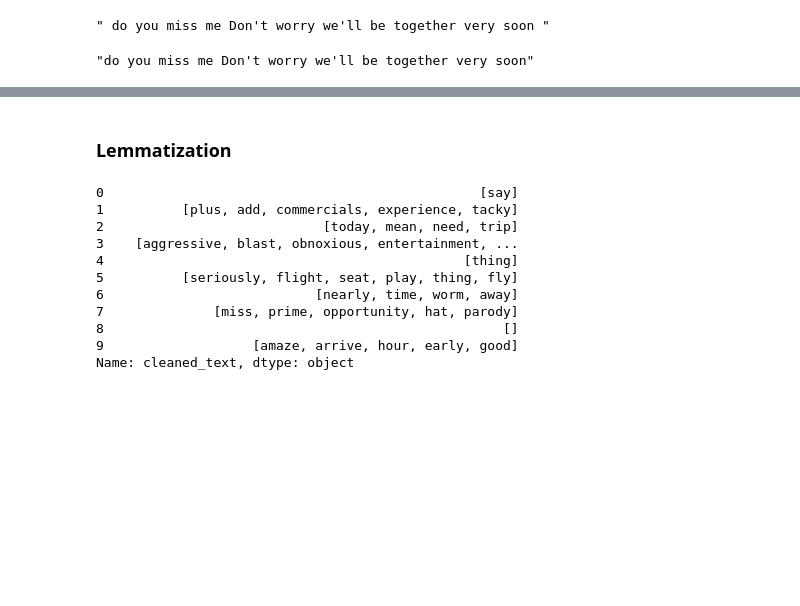
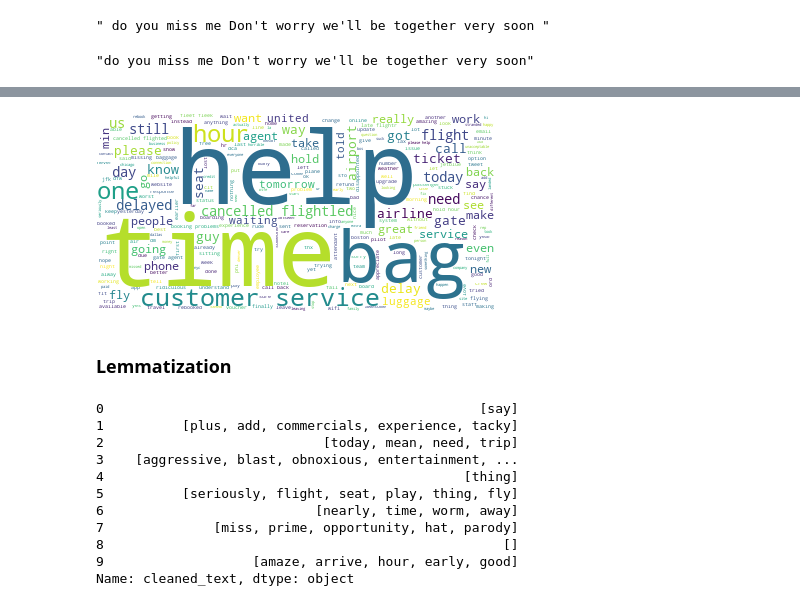
Before and after one commit to Amphibian27/Natural-Language-Processing, a Jupyter notebook: Topic_Modeling_Thematic_Analysis.ipynb, the cells around one changed output, grey strips where cells are left out. Drawn from its saved outputs; the diff is of its cells as text; code cells hidden in the pictures; blank space fills up the shorter version.

```diff
--- a/Topic_Modeling_Thematic_Analysis.ipynb
+++ b/Topic_Modeling_Thematic_Analysis.ipynb
@@ -72,0 +101,4 @@ df['cleaned_text'][27]
+# %%
+#Removing stopwords from tokens
+df["cleaned_tokens"] = df["cleaned_tokens"].apply(lambda row :[item for item in row if item not in stopwords])
+df.head()
@@ -73,3 +112,18 @@ df['cleaned_text'][27]
+# %%
+#Join for final wordcloud
+df['cleaned_tokens']  = df['cleaned_tokens'].apply(' '.join)
+# %%
+
+# Join the different processed titles together.
+long_string = ','.join(list(df['cleaned_tokens'].values))
+# Create a WordCloud object
+wordcloud = WordCloud(background_color="white", max_words=5000, contour_width=3, contour_color='steelblue')
+# Generate a word cloud
+wordcloud.generate(long_string)
+# Visualize the word cloud
+wordcloud.to_image()
+# %% [output]
+[figure, added]
 # %% [markdown]
 ### Lemmatization
 # %%
```
Also changed, not shown: parts of 10 cells of this notebook.
